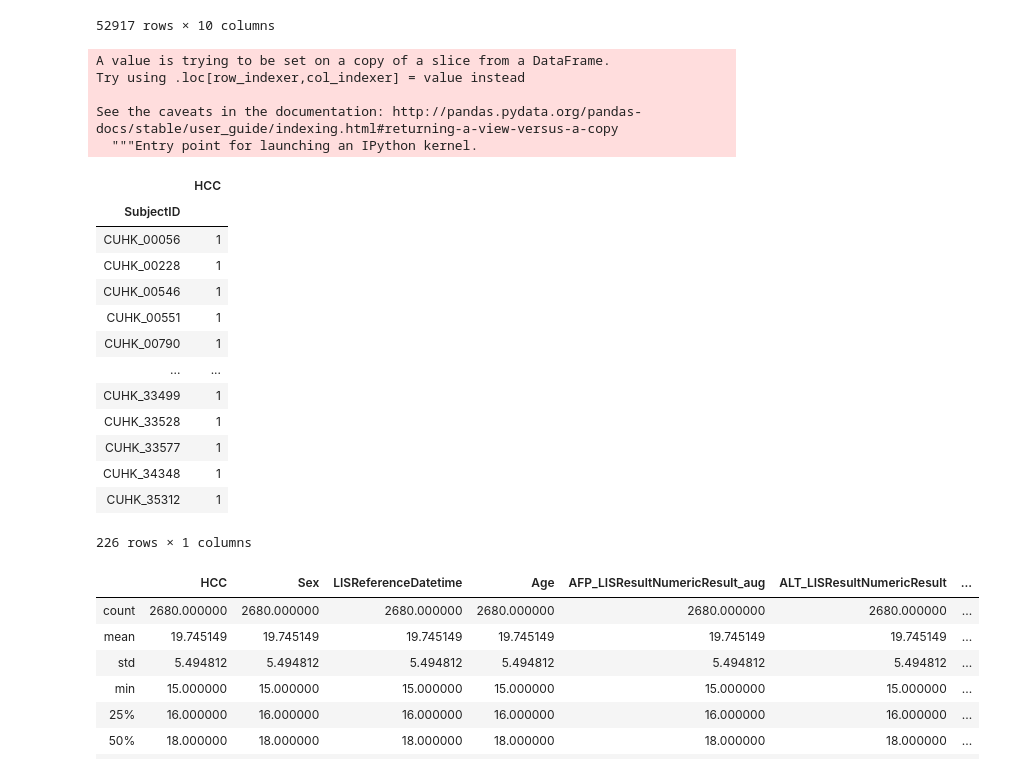
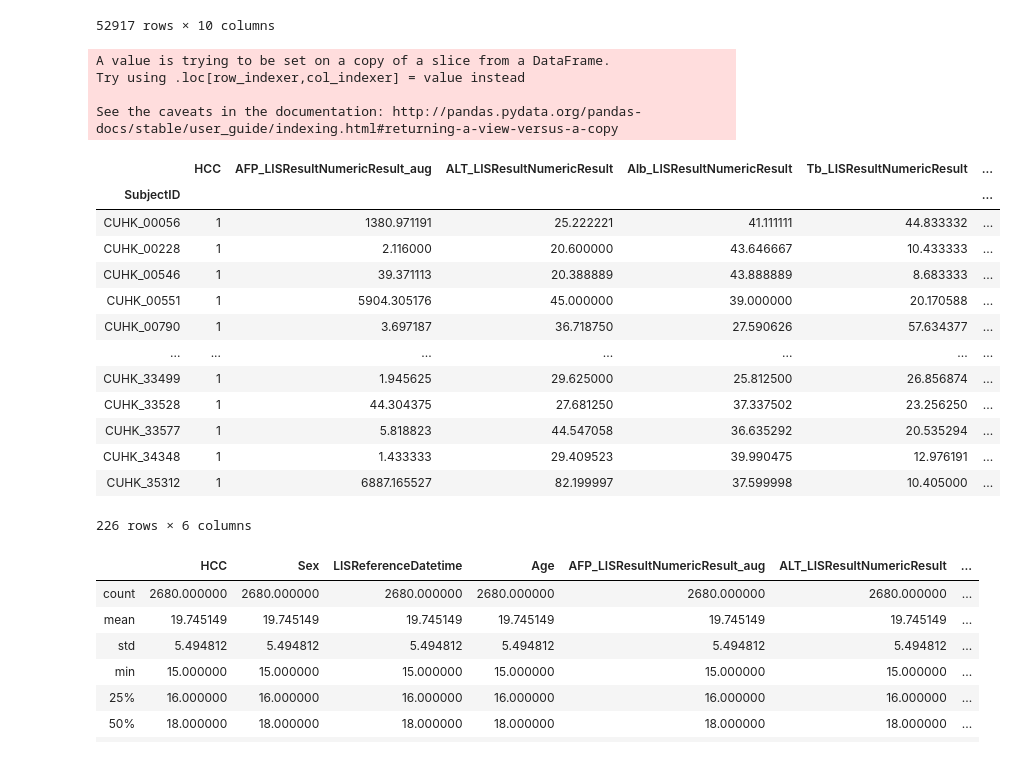
Before and after one commit to theredlee/JMLToolkit_Multi_ShapeNet, a Jupyter notebook: datasets/5Dim/5Dim_data_processing.ipynb, the cells around one changed output. Drawn from its saved outputs; the diff is of its cells as text; code cells hidden in the pictures.

Commit message:
Data processing finished (15-point HHC[0:1] = 226:226)

```diff
--- a/datasets/5Dim/5Dim_data_processing.ipynb
+++ b/datasets/5Dim/5Dim_data_processing.ipynb
@@ -93,29 +93,30 @@ clear_df_2
 | 873200 | CUHK_35358 | 0 | 1 | 29-NOV-2019 | 76.00 | 50.91 | ... |
 52917 rows × 10 columns
 # %%
-clear_df_2['HCC'] = clear_df_2['HCC'].astype(int)
-HCC = clear_df_2.groupby(by=['SubjectID']).mean()
-HCC[HCC['HCC']==1]
+def testing4(clear_df_2):
+    clear_df_2['HCC'] = clear_df_2['HCC'].astype(int)
+    HCC = clear_df_2.groupby(by=['SubjectID']).mean()
+    return HCC[HCC['HCC']==1]
+testing4(clear_df_2)
 # %% [output]
 A value is trying to be set on a copy of a slice from a DataFrame.
 Try using .loc[row_indexer,col_indexer] = value instead
 
 See the caveats in the documentation: http://pandas.pydata.org/pandas-docs/stable/user_guide/indexing.html#returning-a-view-versus-a-copy
-  """Entry point for launching an IPython kernel.
-|  | HCC |
-| SubjectID |  |
-| CUHK_00056 | 1 |
-| CUHK_00228 | 1 |
-| CUHK_00546 | 1 |
-| CUHK_00551 | 1 |
-| CUHK_00790 | 1 |
-| ... | ... |
-| CUHK_33499 | 1 |
-| CUHK_33528 | 1 |
-| CUHK_33577 | 1 |
-| CUHK_34348 | 1 |
-| CUHK_35312 | 1 |
+|  | HCC | AFP_LISResultNumericResult_aug | ALT_LISResultNumericResult | Alb_LISResultNumericResult | Tb_LISResultNumericResult | ... |
+| SubjectID |  |  |  |  |  | ... |
+| CUHK_00056 | 1 | 1380.971191 | 25.222221 | 41.111111 | 44.833332 | ... |
+| CUHK_00228 | 1 | 2.116000 | 20.600000 | 43.646667 | 10.433333 | ... |
+| CUHK_00546 | 1 | 39.371113 | 20.388889 | 43.888889 | 8.683333 | ... |
+| CUHK_00551 | 1 | 5904.305176 | 45.000000 | 39.000000 | 20.170588 | ... |
+| CUHK_00790 | 1 | 3.697187 | 36.718750 | 27.590626 | 57.634377 | ... |
+| ... | ... | ... | ... | ... | ... | ... |
+| CUHK_33499 | 1 | 1.945625 | 29.625000 | 25.812500 | 26.856874 | ... |
+| CUHK_33528 | 1 | 44.304375 | 27.681250 | 37.337502 | 23.256250 | ... |
+| CUHK_33577 | 1 | 5.818823 | 44.547058 | 36.635292 | 20.535294 | ... |
+| CUHK_34348 | 1 | 1.433333 | 29.409523 | 39.990475 | 12.976191 | ... |
+| CUHK_35312 | 1 | 6887.165527 | 82.199997 | 37.599998 | 10.405000 | ... |
-226 rows × 1 columns
+226 rows × 6 columns
 # %%
 describe_2 = clear_df_2.groupby(by=['SubjectID']).count().describe()
 describe_2
```
Also changed, not shown: parts of 6 cells of this notebook, 4 other files.
